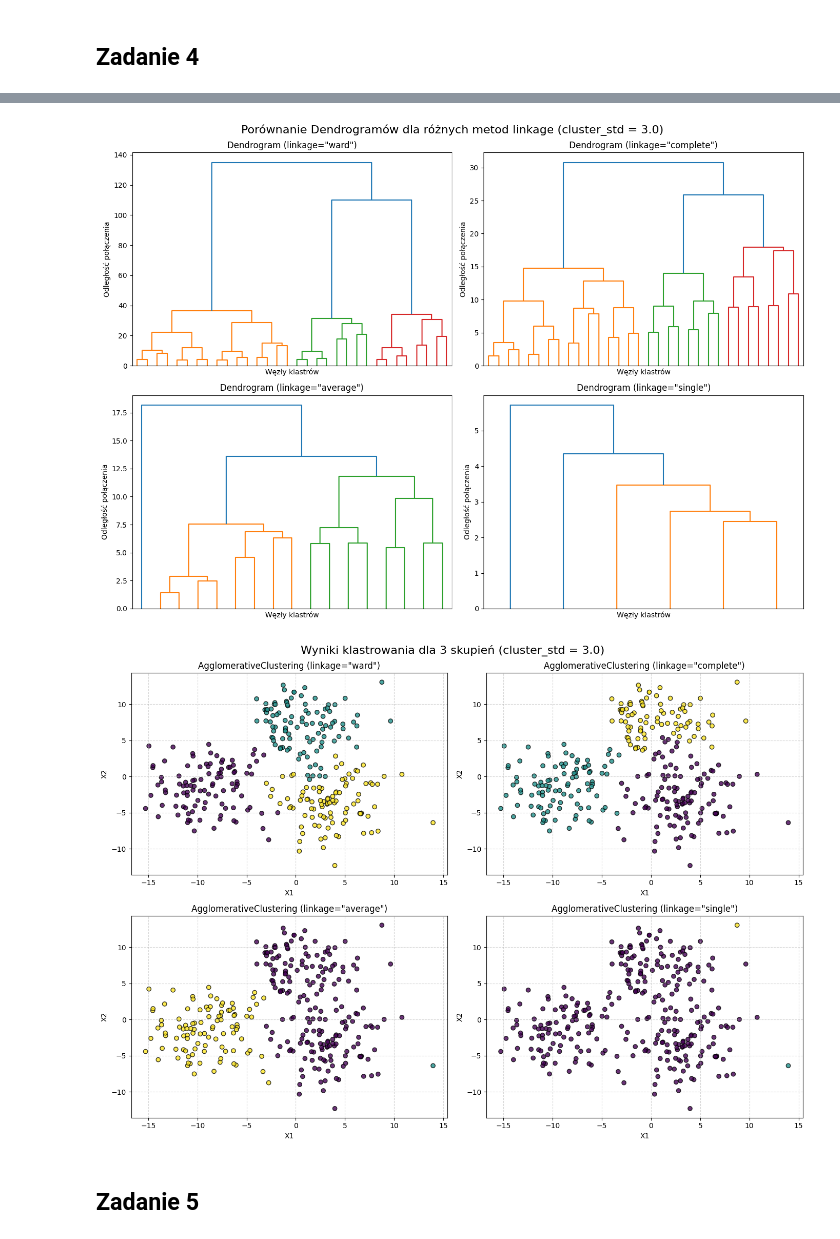
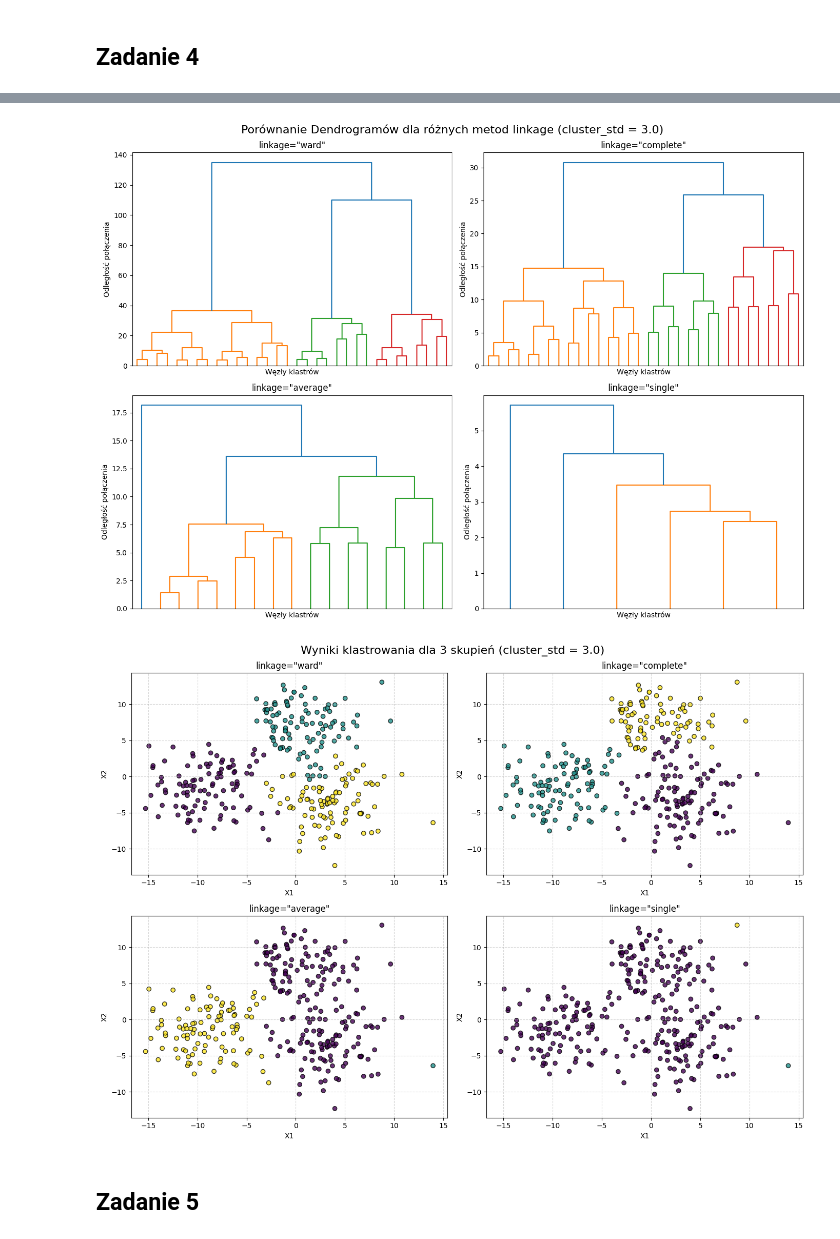
Before and after one commit to Carkules/machine_learning_intro, a Jupyter notebook: list_2/list_2.ipynb, the cells around one changed output, grey strips where cells are left out. Drawn from its saved outputs; the diff is of its cells as text; code cells hidden in the pictures.

```diff
--- a/list_2/list_2.ipynb
+++ b/list_2/list_2.ipynb
@@ -209,7 +209,7 @@ plt.show()
 [figure]
 # %%
 kmeans2 = KMeans(n_clusters=3, random_state=67, n_init=10)
-labels = kmeans2.fit_predict(X)
+labels = kmeans2.fit_predict(X2)
 centroids = kmeans2.cluster_centers_
 
 plt.figure(figsize=(8, 6))
@@ -257,7 +257,7 @@ for i, method in enumerate(linkage_methods):
     Z = linkage(X, method=method)
 
     dendrogram(Z, ax=axes[i], truncate_mode='level', p=4, no_labels=True)
-    axes[i].set_title(f'Dendrogram (linkage="{method}")')
+    axes[i].set_title(f'linkage="{method}"')
     axes[i].set_xlabel('Węzły klastrów')
     axes[i].set_ylabel('Odległość połączenia')
 
@@ -275,7 +275,7 @@ for i, method in enumerate(linkage_methods):
     labels = model.fit_predict(X)
 
     axes[i].scatter(X[:, 0], X[:, 1], c=labels, cmap='viridis', alpha=0.8, edgecolor='k')
-    axes[i].set_title(f'AgglomerativeClustering (linkage="{method}")')
+    axes[i].set_title(f'linkage="{method}"')
     axes[i].set_xlabel('X1')
     axes[i].set_ylabel('X2')
     axes[i].grid(True, linestyle='--', alpha=0.5)
@@ -293,7 +293,7 @@ for i, method in enumerate(linkage_methods):
     Z2 = linkage(X2, method=method)
 
     dendrogram(Z2, ax=axes[i], truncate_mode='level', p=4, no_labels=True)
-    axes[i].set_title(f'Dendrogram (linkage="{method}")')
+    axes[i].set_title(f'linkage="{method}"')
     axes[i].set_xlabel('Węzły klastrów')
     axes[i].set_ylabel('Odległość połączenia')
 
@@ -301,26 +301,26 @@ plt.suptitle('Porównanie Dendrogramów dla różnych metod linkage (cluster_std
 plt.tight_layout()
 plt.show()
 # %% [output]
-[figure, old version]
+[figure, new version]
 # %%
 fig, axes = plt.subplots(2, 2, figsize=(14, 10))
 axes = axes.ravel()
 
 for i, method in enumerate(linkage_methods):
     model = AgglomerativeClustering(n_clusters=3, linkage=method)
     labels = model.fit_predict(X2)
 
     axes[i].scatter(X2[:, 0], X2[:, 1], c=labels, cmap='viridis', alpha=0.8, edgecolor='k')
-    axes[i].set_title(f'AgglomerativeClustering (linkage="{method}")')
+    axes[i].set_title(f'linkage="{method}"')
     axes[i].set_xlabel('X1')
     axes[i].set_ylabel('X2')
     axes[i].grid(True, linestyle='--', alpha=0.5)
 
 plt.suptitle('Wyniki klastrowania dla 3 skupień (cluster_std = 3.0)', fontsize=16)
 plt.tight_layout()
 plt.show()
 # %% [output]
-[figure, old version]
+[figure, new version]
 # %% [markdown]
 ## Zadanie 5
 # %%
```
Also changed, not shown: parts of 13 cells of this notebook.
